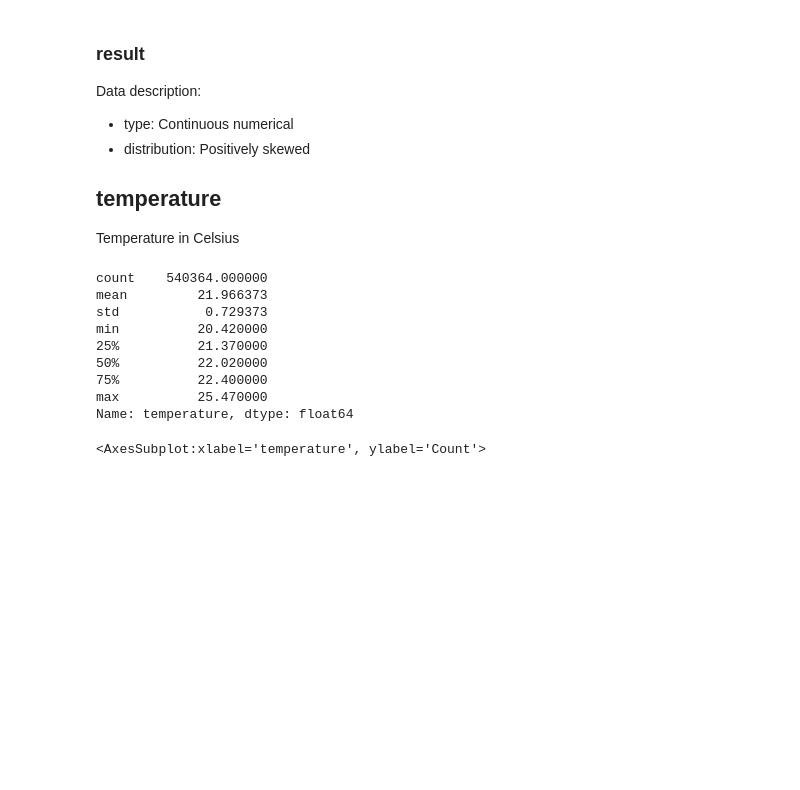
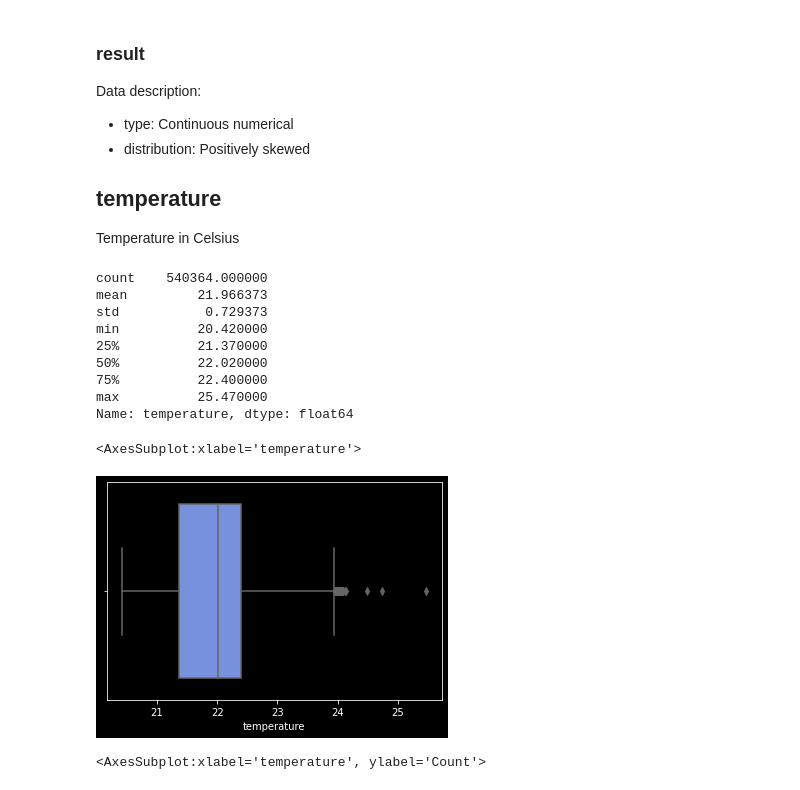
Before and after one commit to AvansETI/SmartGridAI, a Jupyter notebook: B4B Human Wellbeing Prediction/data_analysis/univariate_analysis.ipynb, the cells around one changed output. Saved outputs shown, nothing was run; the diff lists cells and outputs as text; code cells hidden in the pictures; blank space fills up the shorter version.

```diff
--- a/B4B Human Wellbeing Prediction/data_analysis/univariate_analysis.ipynb
+++ b/B4B Human Wellbeing Prediction/data_analysis/univariate_analysis.ipynb
@@ -161,6 +171,11 @@ min          20.420000
 75%          22.400000
 max          25.470000
 Name: temperature, dtype: float64
+# %%
+sns.boxplot(x="temperature", data=df)
+# %% [output]
+<AxesSubplot:xlabel='temperature'>
+[figure, added]
 # %%
 sns.histplot(x="temperature", data=df)
 # %% [output]
```
Also changed, not shown: parts of 12 cells of this notebook.
